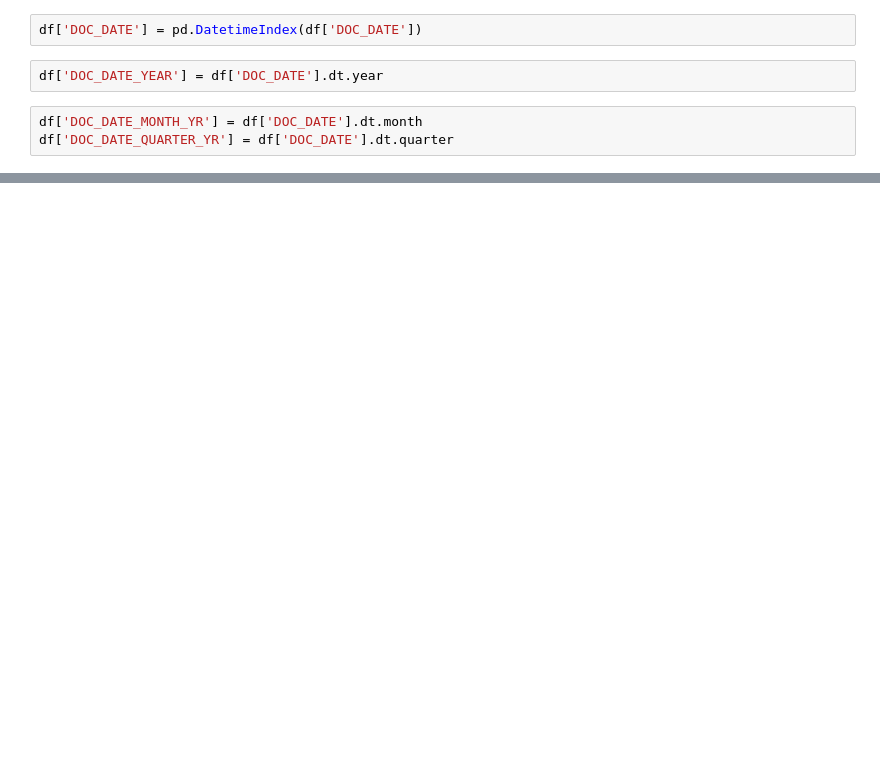
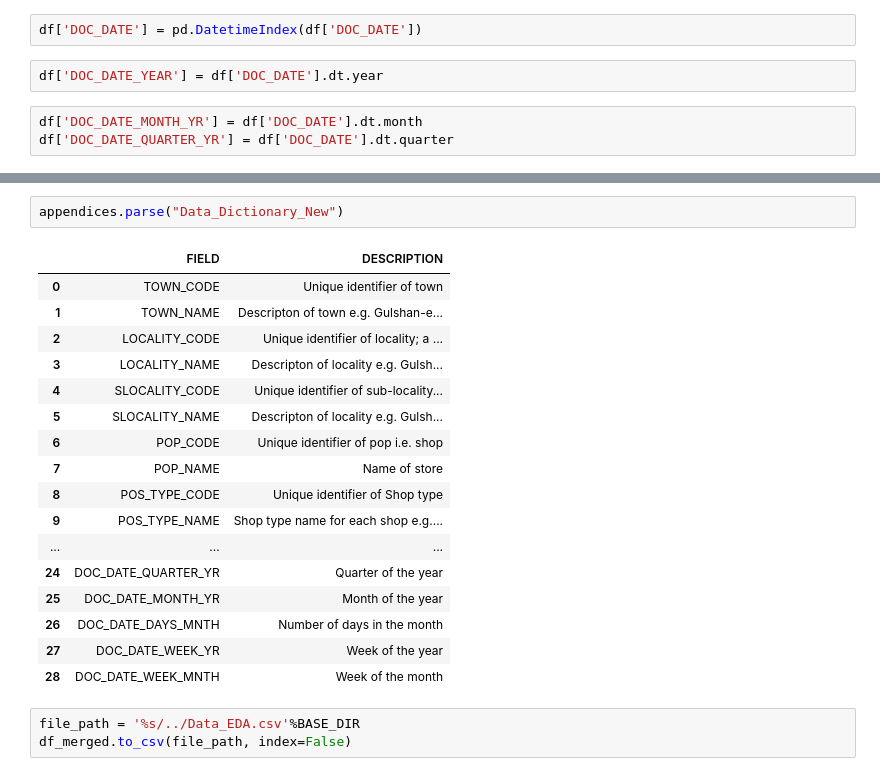
Before and after one commit to danishdata/ids-notebooks, a Jupyter notebook: Descriptive Statistics (Danish).ipynb, the cells around one changed output, grey strips where cells are left out. Drawn from its saved outputs; the diff is of its cells as text; blank space fills up the shorter version.

```diff
--- a/Descriptive Statistics (Danish).ipynb
+++ b/Descriptive Statistics (Danish).ipynb
@@ -888,0 +961,23 @@ memory usage: 140.9+ MB
+# %%
+appendices.parse("Data_Dictionary_New")
+# %% [output]
+|  | FIELD | DESCRIPTION |
+| 0 | TOWN_CODE | Unique identifier of town |
+| 1 | TOWN_NAME | Descripton of town e.g. Gulshan-e... |
+| 2 | LOCALITY_CODE | Unique identifier of locality; a ... |
+| 3 | LOCALITY_NAME | Descripton of locality e.g. Gulsh... |
+| 4 | SLOCALITY_CODE | Unique identifier of sub-locality... |
+| 5 | SLOCALITY_NAME | Descripton of locality e.g. Gulsh... |
+| 6 | POP_CODE | Unique identifier of pop i.e. shop |
+| 7 | POP_NAME | Name of store |
+| 8 | POS_TYPE_CODE | Unique identifier of Shop type |
+| 9 | POS_TYPE_NAME | Shop type name for each shop e.g.... |
+| ... | ... | ... |
+| 24 | DOC_DATE_QUARTER_YR | Quarter of the year |
+| 25 | DOC_DATE_MONTH_YR | Month of the year |
+| 26 | DOC_DATE_DAYS_MNTH | Number of days in the month |
+| 27 | DOC_DATE_WEEK_YR | Week of the year |
+| 28 | DOC_DATE_WEEK_MNTH | Week of the month |
+# %%
+file_path = '%s/../Data_EDA.csv'%BASE_DIR
+df_merged.to_csv(file_path, index=False)
```
Also changed, not shown: parts of 32 cells of this notebook, 2 other files.
